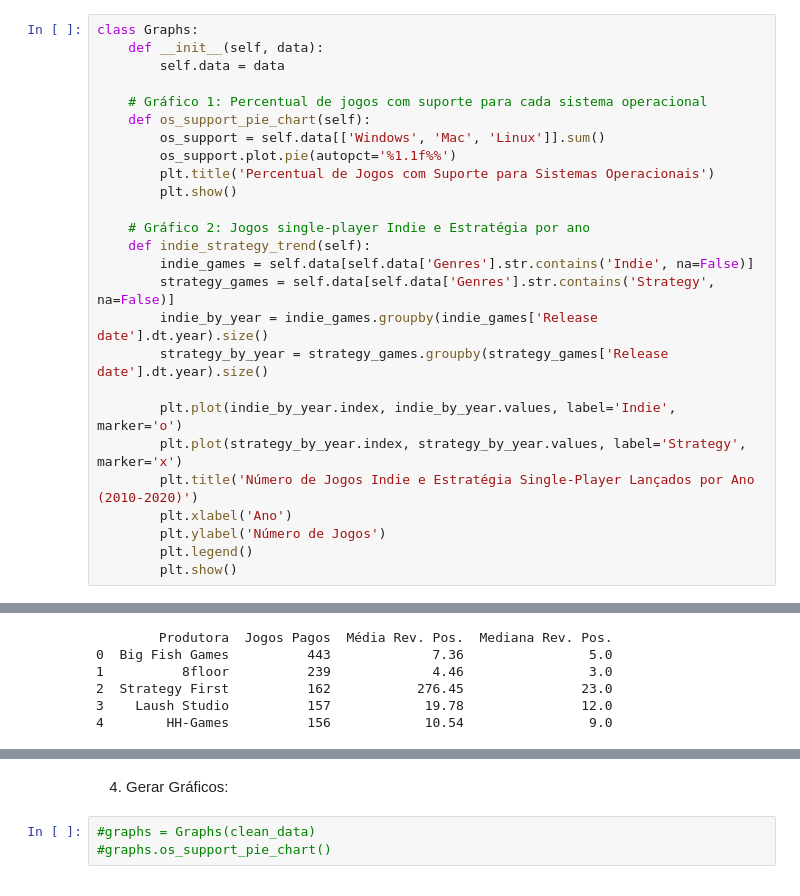
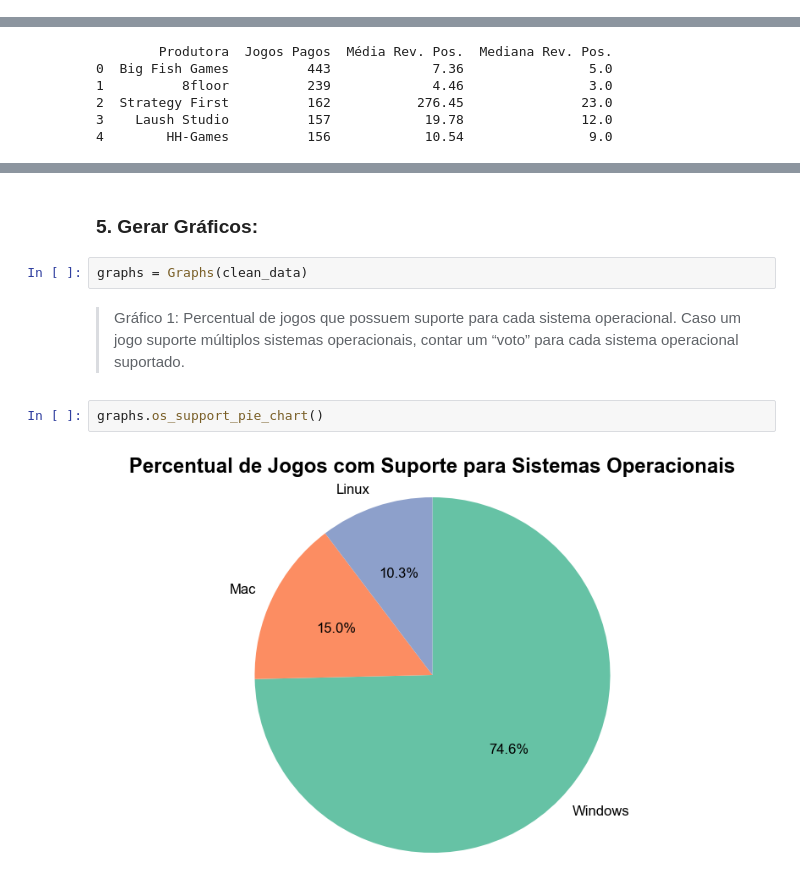
Before and after one commit to rafaehlers/python_oop_fase1, a Jupyter notebook: fase2.ipynb, the cells around one changed output, grey strips where cells are left out. Drawn from its saved outputs; the diff is of its cells as text.

```diff
--- a/fase2.ipynb
+++ b/fase2.ipynb
@@ -142,26 +190,0 @@ class Analysis:
-# %%
-class Graphs:
-    def __init__(self, data):
-        self.data = data
-
-    # Gráfico 1: Percentual de jogos com suporte para cada sistema operacional
-    def os_support_pie_chart(self):
-        os_support = self.data[['Windows', 'Mac', 'Linux']].sum()
-        os_support.plot.pie(autopct='%1.1f%%')
-        plt.title('Percentual de Jogos com Suporte para Sistemas Operacionais')
-        plt.show()
-
-    # Gráfico 2: Jogos single-player Indie e Estratégia por ano
-    def indie_strategy_trend(self):
-        indie_games = self.data[self.data['Genres'].str.contains('Indie', na=False)]
-        strategy_games = self.data[self.data['Genres'].str.contains('Strategy', na=False)]
-        indie_by_year = indie_games.groupby(indie_games['Release date'].dt.year).size()
-        strategy_by_year = strategy_games.groupby(strategy_games['Release date'].dt.year).size()
-
-        plt.plot(indie_by_year.index, indie_by_year.values, label='Indie', marker='o')
-        plt.plot(strategy_by_year.index, strategy_by_year.values, label='Strategy', marker='x')
-        plt.title('Número de Jogos Indie e Estratégia Single-Player Lançados por Ano (2010-2020)')
-        plt.xlabel('Ano')
-        plt.ylabel('Número de Jogos')
-        plt.legend()
-        plt.show()
@@ -210,5 +424,10 @@ print(top_publishers)
 # %% [markdown]
-4. Gerar Gráficos:
+### 5. Gerar Gráficos:
-# %%
-#graphs = Graphs(clean_data)
-#graphs.os_support_pie_chart()
+# %%
+graphs = Graphs(clean_data)
+# %% [markdown]
+>Gráfico 1: Percentual de jogos que possuem suporte para cada sistema operacional. Caso um jogo suporte múltiplos sistemas operacionais, contar um “voto” para cada sistema operacional suportado.
+# %%
+graphs.os_support_pie_chart()
+# %% [output]
+[figure, added]
```
Also changed, not shown: parts of 22 cells of this notebook.
